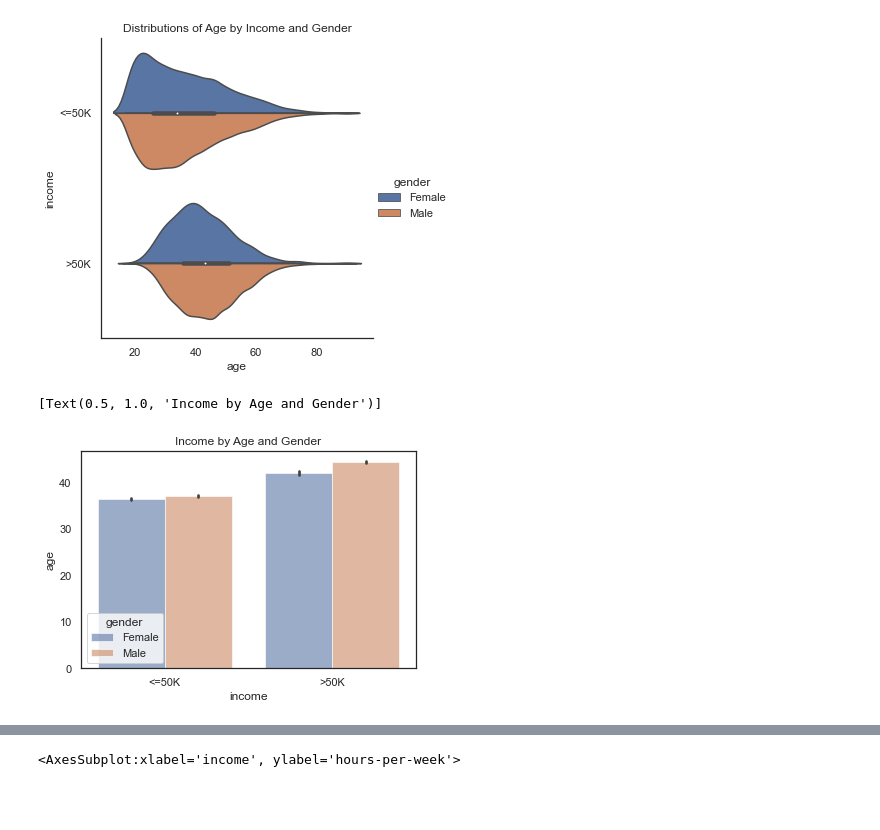
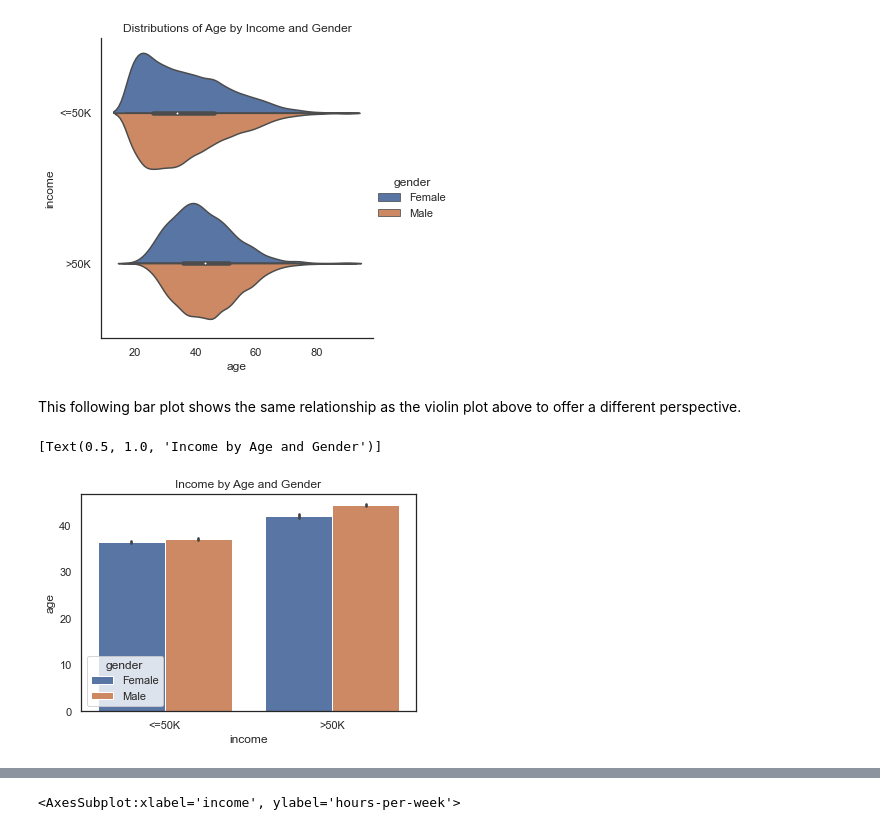
Before and after one commit to j-dominguez9/ML1_Proj1, a Jupyter notebook: CensusAdultDatasetEDA.ipynb, the cells around one changed output, grey strips where cells are left out. Saved outputs shown, nothing was run; the diff lists cells and outputs as text; code cells hidden in the pictures; blank space fills up the shorter version.

```diff
--- a/CensusAdultDatasetEDA.ipynb
+++ b/CensusAdultDatasetEDA.ipynb
@@ -498,8 +504,10 @@ sns.catplot(x="age", y="income", hue="gender", kind="violin", split = True, alph
 # %% [output]
 <seaborn.axisgrid.FacetGrid at 0x...>
 [figure]
+# %% [markdown]
+This following bar plot shows the same relationship as the violin plot above to offer a different perspective.
 # %%
-sns.barplot(data = df_2, x = "income", y = "age", hue = "gender", alpha=0.6).set(title="Income by Age and Gender")
+sns.barplot(data = df_2, x = "income", y = "age", hue = "gender").set(title="Income by Age and Gender")
 # %% [output]
 [Text(0.5, 1.0, 'Income by Age and Gender')]
-[figure, old version]
+[figure, new version]
```
Also changed, not shown: parts of 12 cells of this notebook.
